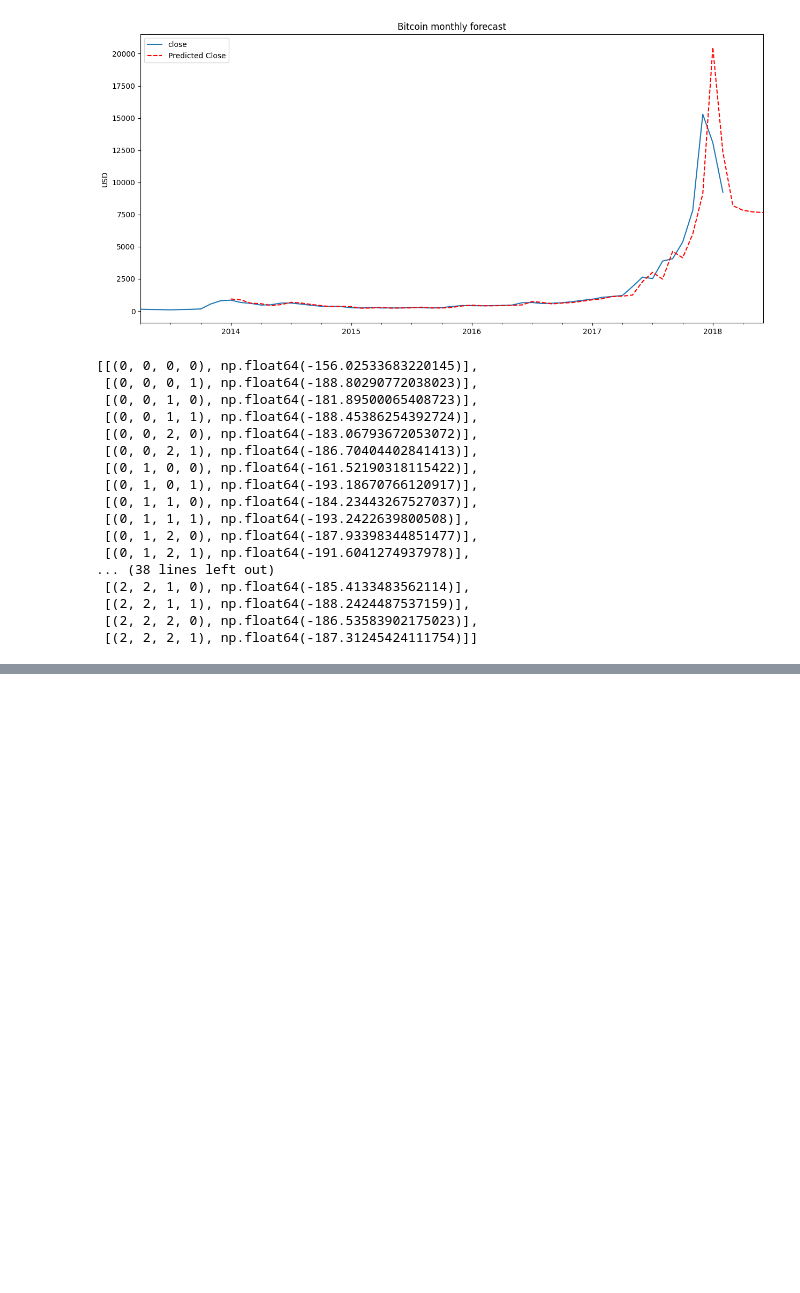
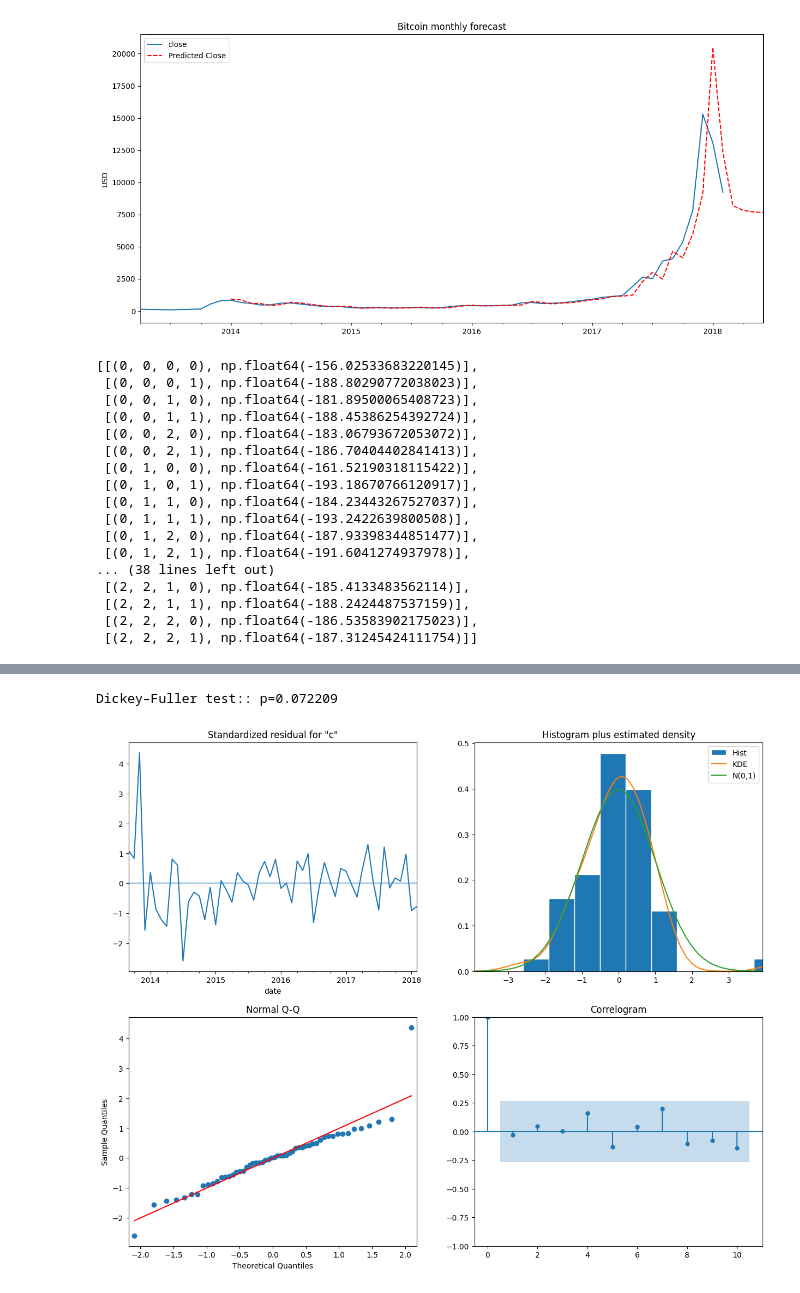
Before and after one commit to Piramu-Mahalingam/DS-Course-Assignment-1, a Jupyter notebook: Cryptocurrency.ipynb, the cells around one changed output, grey strips where cells are left out. Drawn from its saved outputs; the diff is of its cells as text; code cells hidden in the pictures; blank space fills up the shorter version.

```diff
--- a/Cryptocurrency.ipynb
+++ b/Cryptocurrency.ipynb
@@ -325,3 +325,13 @@ Warnings:
 [1] Covariance matrix calculated using the outer product of gradients (complex-step).
 # %%
 #https://www.kaggle.com/code/taniaj/cryptocurrency-predictions-with-arima/notebook
+# %%
+#Analysis of results
+print("Dickey–Fuller test:: p=%f" % adfuller(best_model.resid[13:])[1])
+# %% [output]
+Dickey–Fuller test:: p=0.072209
+# %%
+best_model.plot_diagnostics(figsize=(15, 12))
+plt.show()
+# %% [output]
+[figure, added]
```
Also changed, not shown: parts of 27 cells of this notebook.
